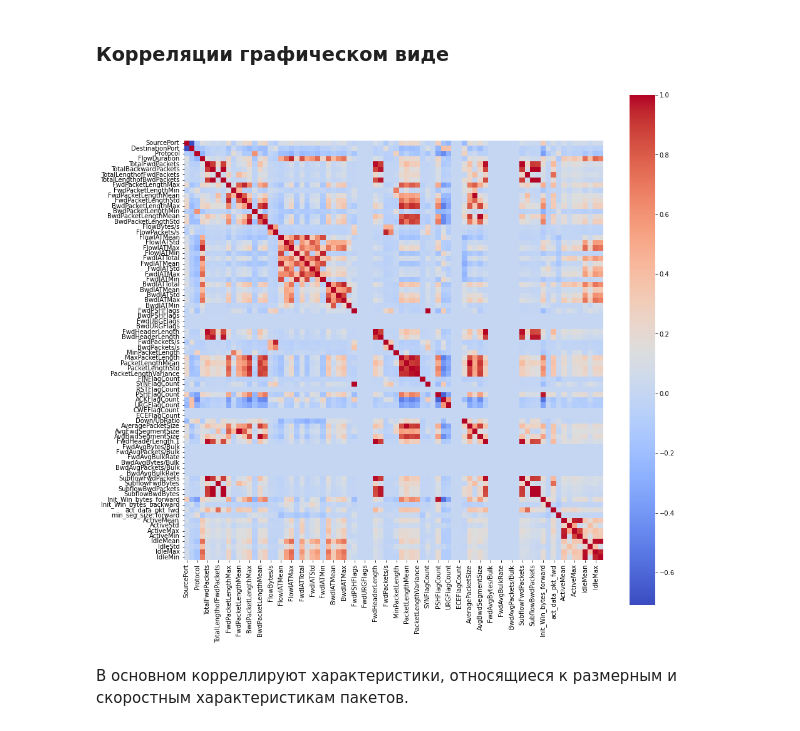
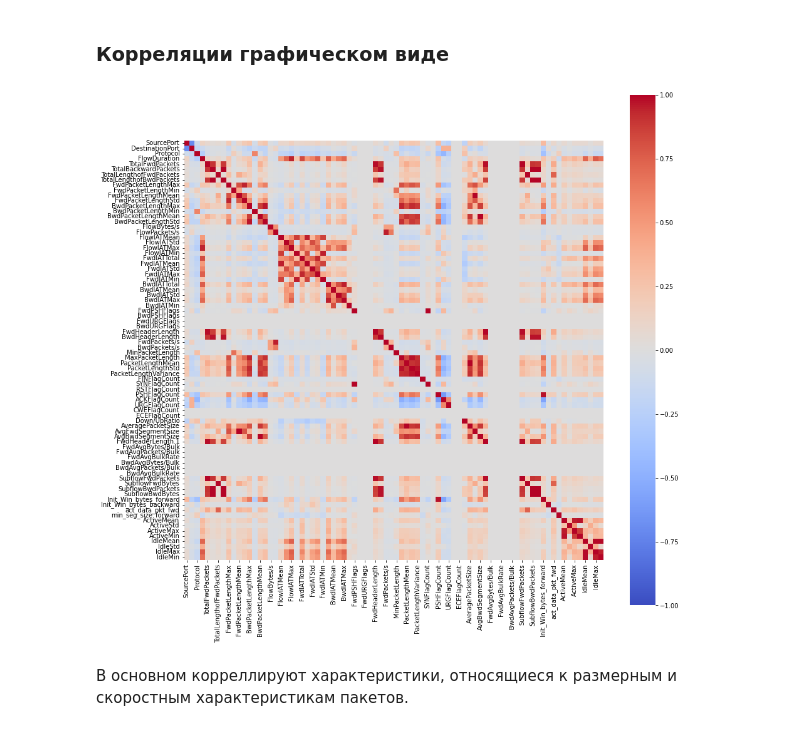
Before and after one commit to Talesard/ML-Labs, a Jupyter notebook: lab1.ipynb, the cells around one changed output. Saved outputs shown, nothing was run; the diff lists cells and outputs as text; code cells hidden in the pictures.

```diff
--- a/lab1.ipynb
+++ b/lab1.ipynb
@@ -184,10 +184,10 @@ corr_mat
 ### Корреляции графическом виде
 # %%
 plt.figure(figsize=(15, 15))
-sns.heatmap(corr_mat.fillna(0.0), square=True, cmap='coolwarm')
+sns.heatmap(corr_mat.fillna(0.0), square=True, cmap='coolwarm', vmin=-1, vmax=1)
 pass
 # %% [output]
-[figure, old version]
+[figure, new version]
 # %% [markdown]
 В основном корреллируют характеристики, относящиеся к размерным и скоростным характеристикам пакетов.
 # %% [markdown]
```
Also changed, not shown: 1 other file.
